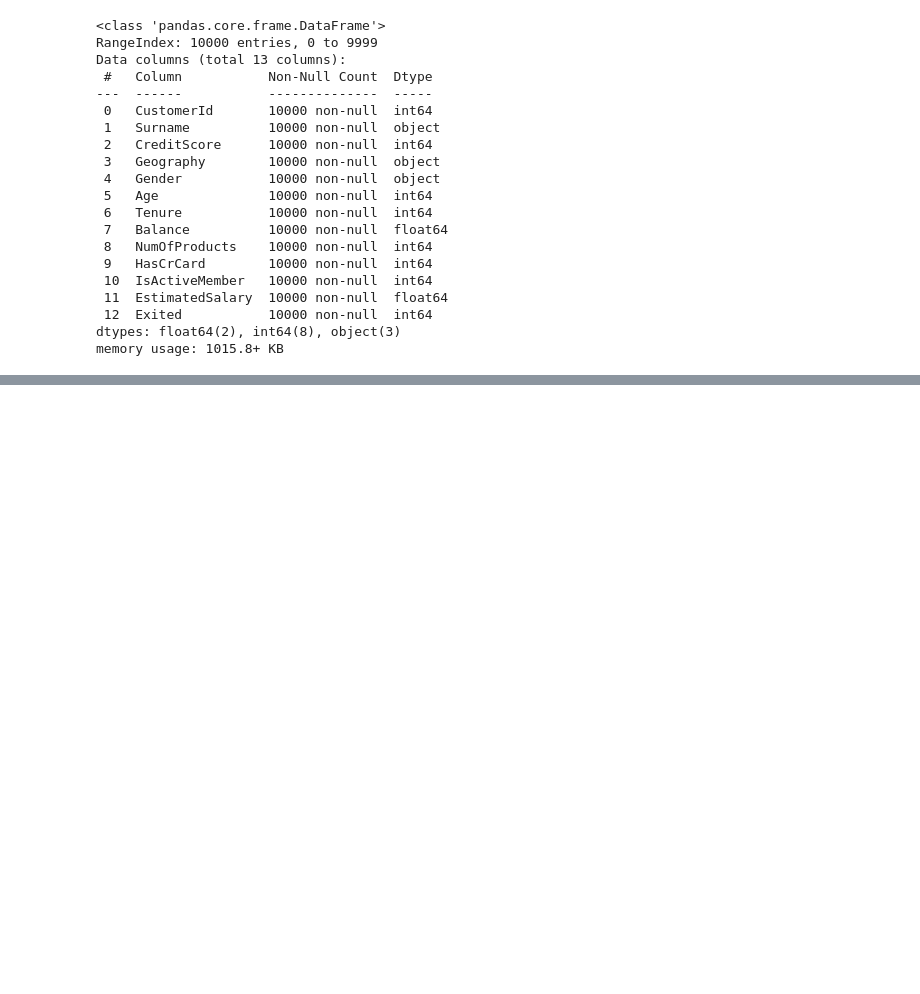
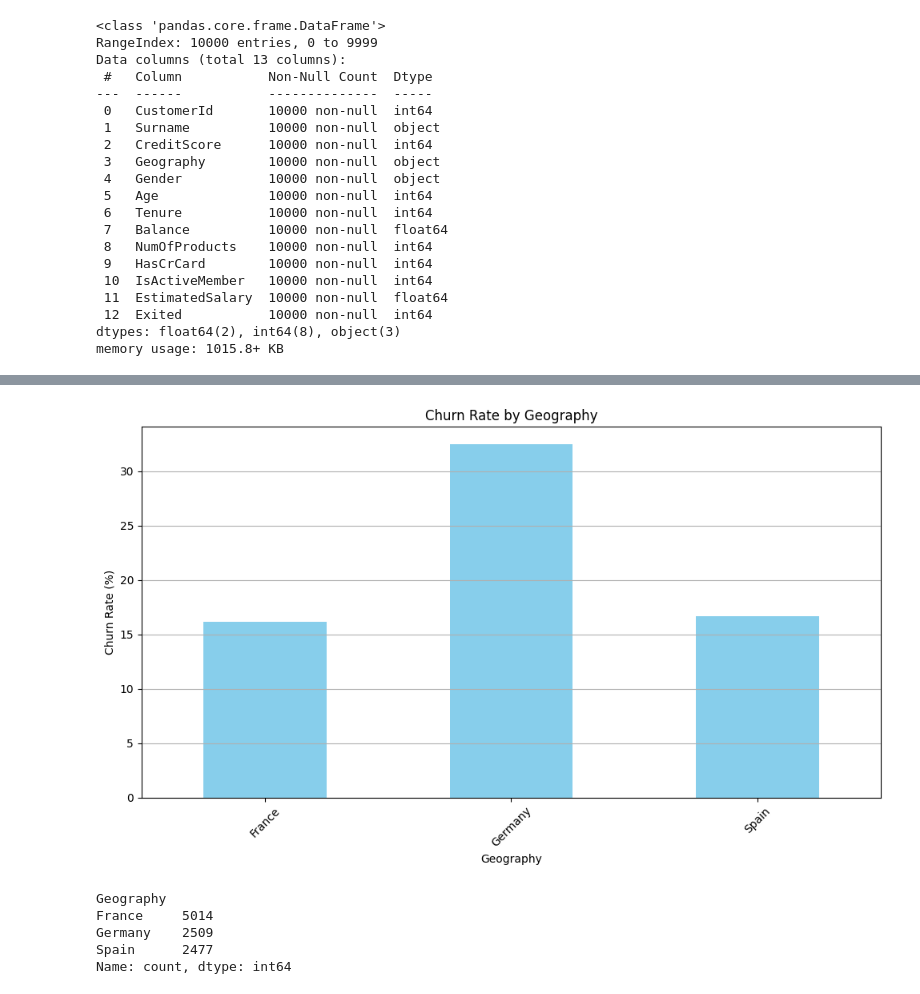
Before and after one commit to dubeysagun/data_analysis, a Jupyter notebook: bank_data.ipynb, the cells around one changed output, grey strips where cells are left out. Cells and saved outputs as stored; diff of their text form; code cells hidden in the pictures; blank space fills up the shorter version.

```diff
--- a/bank_data.ipynb
+++ b/bank_data.ipynb
@@ -55,0 +96,21 @@ prof.to_file(output_file='output.html')
+# %%
+# Create a bar graph
+plt.figure(figsize=(10, 6))
+churn_by_geography.plot(kind='bar', color='skyblue')
+plt.title('Churn Rate by Geography')
+plt.xlabel('Geography')
+plt.ylabel('Churn Rate (%)')
+plt.xticks(rotation=45)
+plt.grid(axis='y')
+plt.tight_layout()  # Adjusts the layout
+plt.show()
+# %% [output]
+[figure, added]
+# %%
+df['Geography'].value_counts()
+# %% [output]
+Geography
+France     5014
+Germany    2509
+Spain      2477
+Name: count, dtype: int64
```
Also changed, not shown: parts of 12 cells of this notebook, 1 other file.
